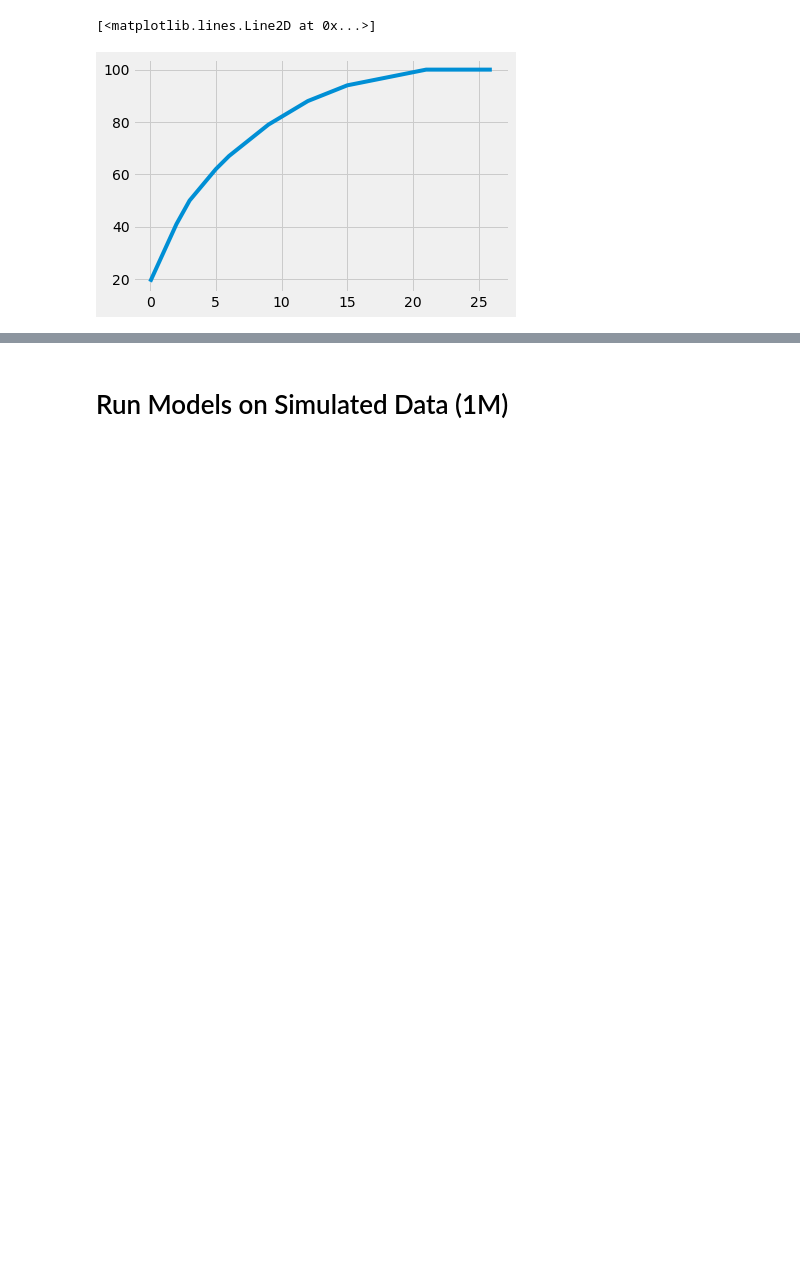
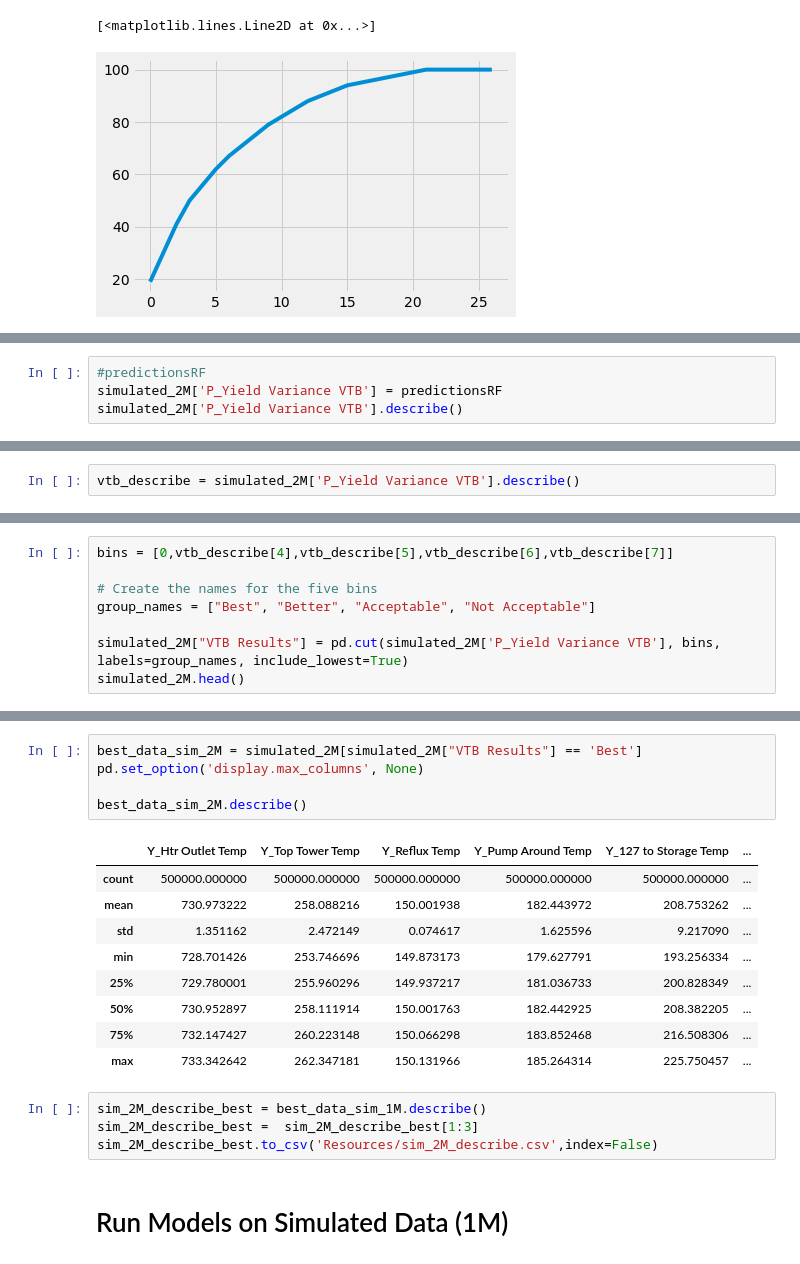
Before and after one commit to JPHebert32/MPO, a Jupyter notebook: data.ipynb, the cells around one changed output, grey strips where cells are left out. Drawn from its saved outputs; the diff is of its cells as text; blank space fills up the shorter version.

```diff
--- a/data.ipynb
+++ b/data.ipynb
@@ -524,0 +556,4 @@ print(X1)
+# %%
+#predictionsRF
+simulated_2M['P_Yield Variance VTB'] = predictionsRF
+simulated_2M['P_Yield Variance VTB'].describe()
@@ -524,0 +570,2 @@ print(X1)
+# %%
+vtb_describe = simulated_2M['P_Yield Variance VTB'].describe()
@@ -524,0 +574,8 @@ print(X1)
+# %%
+bins = [0,vtb_describe[4],vtb_describe[5],vtb_describe[6],vtb_describe[7]]
+
+# Create the names for the five bins
+group_names = ["Best", "Better", "Acceptable", "Not Acceptable"]
+
+simulated_2M["VTB Results"] = pd.cut(simulated_2M['P_Yield Variance VTB'], bins, labels=group_names, include_lowest=True)
+simulated_2M.head()
@@ -525,3 +589,22 @@ print(X1)
+# %%
+best_data_sim_2M = simulated_2M[simulated_2M["VTB Results"] == 'Best']
+pd.set_option('display.max_columns', None)
+
+best_data_sim_2M.describe()
+# %% [output]
+|  | Y_Htr Outlet Temp | Y_Top Tower Temp | Y_Reflux Temp | Y_Pump Around Temp | Y_127 to Storage Temp | ... |
+| count | 500000.000000 | 500000.000000 | 500000.000000 | 500000.000000 | 500000.000000 | ... |
+| mean | 730.973222 | 258.088216 | 150.001938 | 182.443972 | 208.753262 | ... |
+| std | 1.351162 | 2.472149 | 0.074617 | 1.625596 | 9.217090 | ... |
+| min | 728.701426 | 253.746696 | 149.873173 | 179.627791 | 193.256334 | ... |
+| 25% | 729.780001 | 255.960296 | 149.937217 | 181.036733 | 200.828349 | ... |
+| 50% | 730.952897 | 258.111914 | 150.001763 | 182.442925 | 208.382205 | ... |
+| 75% | 732.147427 | 260.223148 | 150.066298 | 183.852468 | 216.508306 | ... |
+| max | 733.342642 | 262.347181 | 150.131966 | 185.264314 | 225.750457 | ... |
+# %%
+sim_2M_describe_best = best_data_sim_1M.describe()
+sim_2M_describe_best =  sim_2M_describe_best[1:3]
+sim_2M_describe_best.to_csv('Resources/sim_2M_describe.csv',index=False)
 # %% [markdown]
 # Run Models on Simulated Data (1M)
 # %%
```
Also changed, not shown: parts of 41 cells of this notebook, 2 other files.
